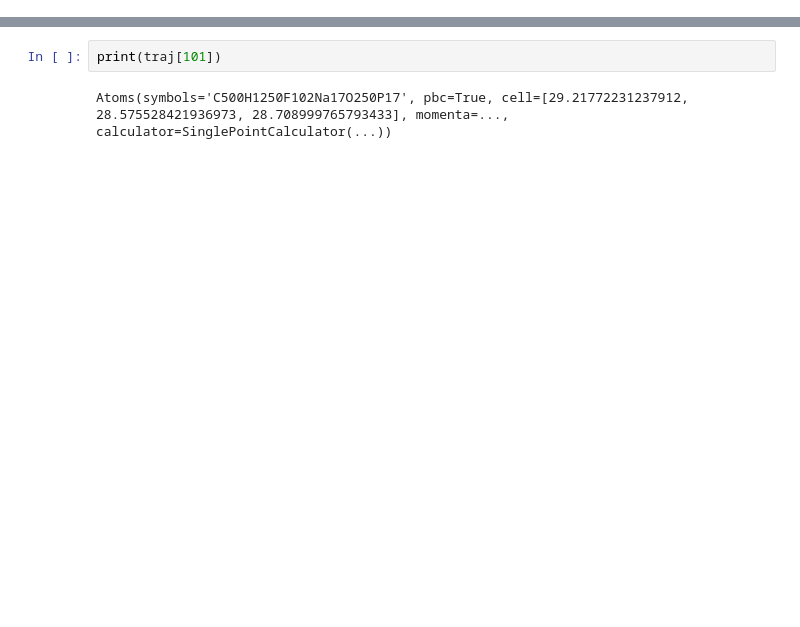
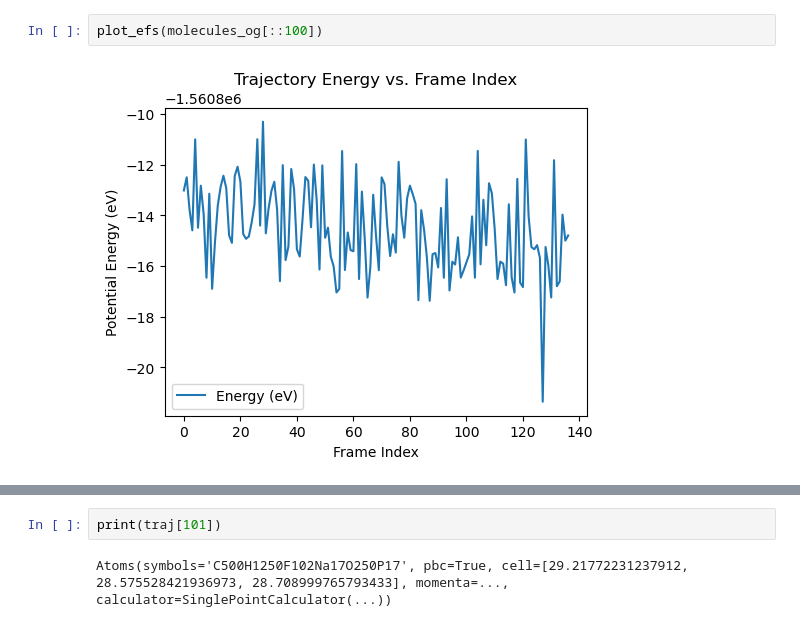
Before and after one commit to ishanthewizard/MLFF-distill, a Jupyter notebook: APPLICATIONS/electrolytes/visualize.ipynb, the cells around one changed output, grey strips where cells are left out. Saved outputs shown, nothing was run; the diff lists cells and outputs as text; blank space fills up the shorter version.

```diff
--- a/APPLICATIONS/electrolytes/visualize.ipynb
+++ b/APPLICATIONS/electrolytes/visualize.ipynb
@@ -36,0 +31,4 @@ NGLWidget(max_frame=1893)
+# %%
+plot_efs(molecules_og[::100])
+# %% [output]
+[figure, added]
```
Also changed, not shown: parts of 13 cells of this notebook, 11 other files.
